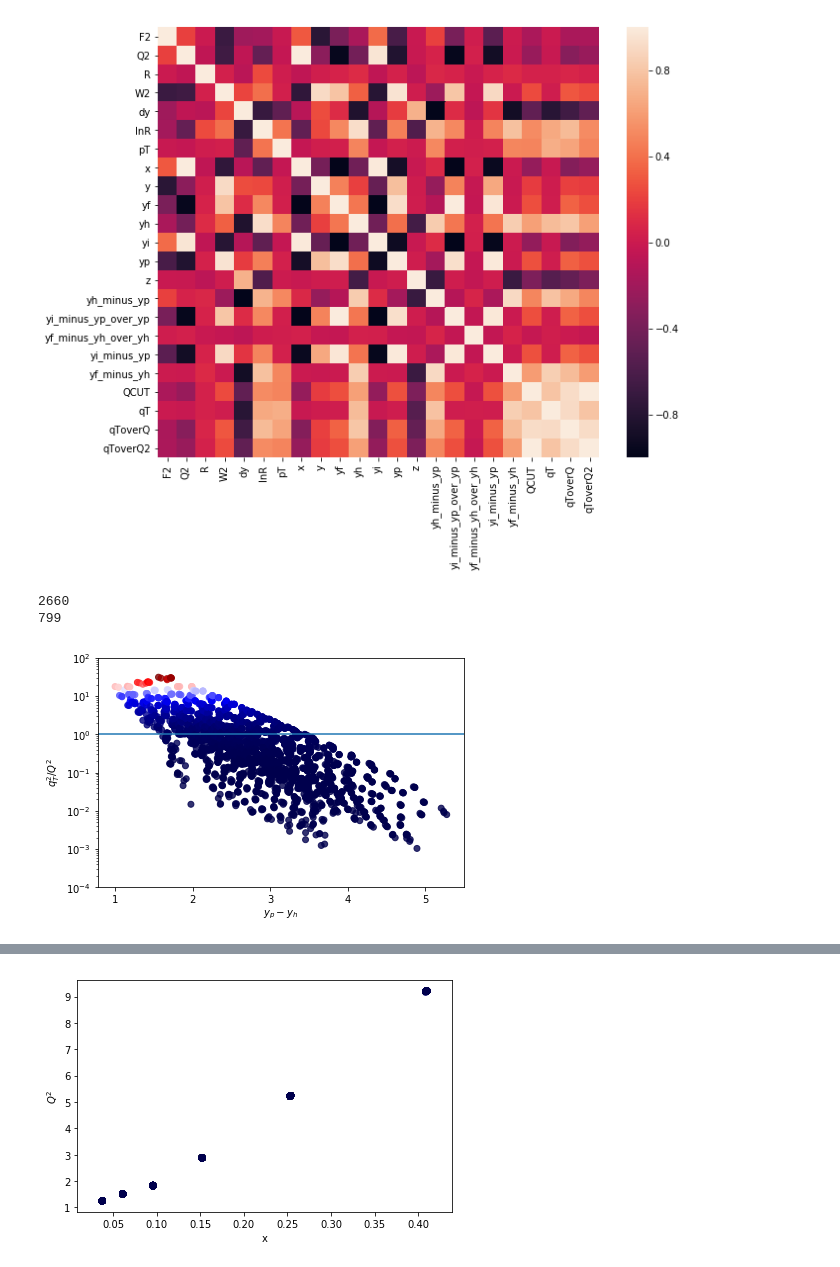
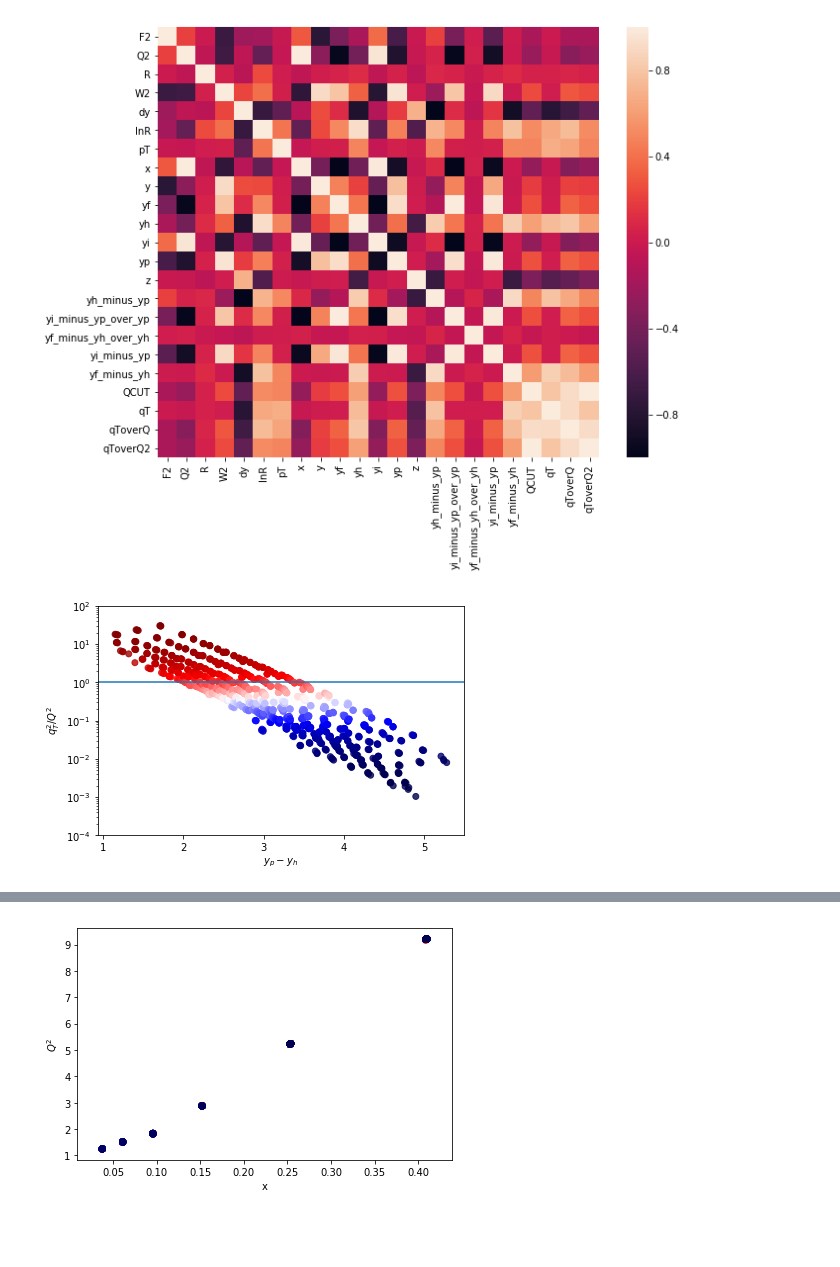
Before and after one commit to prokudin/collinearity, a Jupyter notebook: notebooks_alexei_gk/HERMES_rapidity_color_plot_Alexei.ipynb, the cells around one changed output, grey strips where cells are left out. Drawn from its saved outputs; the diff is of its cells as text; code cells hidden in the pictures; blank space fills up the shorter version.

```diff
--- a/notebooks_alexei_gk/HERMES_rapidity_color_plot_Alexei.ipynb
+++ b/notebooks_alexei_gk/HERMES_rapidity_color_plot_Alexei.ipynb
@@ -113,7 +114,10 @@ def color_plot(data,vert_lab, hor_lab, cmap="plasma", alpha=1.0):
 
     data_q = data["QCUT"]
 
-    colors = (data_q - min(data_q)) / (max(data_q) - min(data_q))  # XXX
+    #colors = (data_q - min(data_q)) / (max(data_q) - min(data_q))  # XXX
+
+    color_percentiles = partial(percentileofscore, data_q)
+    colors = data_q.apply(color_percentiles)
 
     fig, ax = plt.subplots()
 
@@ -237,16 +241,13 @@ plt.show()
 # %% [output]
 [figure]
 # %%
-print(len(data))
-print(len(data.query("(pT/z)**2>=Q2")))
-fig, ax, vert, hor = color_plot(data,"qToverQ2", "dy",cmap="seismic", alpha=0.8)
+data_pion = data.query("hadron=='pi+' or hadron=='pi-'")
+fig, ax, vert, hor = color_plot(data_pion,"qToverQ2", "dy",cmap="seismic", alpha=0.8)
 #ax.yscale('symlog')
 ax.set_yscale("log")
 ax.set_ylim([0.0001,100])
 plt.axhline(1,0,6)
-plt.savefig("hermes_data_all.pdf")
+plt.savefig("hermes_data_pion.pdf")
 plt.show()
 # %% [output]
-2660
-799
-[figure, old version]
+[figure, new version]
```
Also changed, not shown: parts of 19 cells of this notebook.
